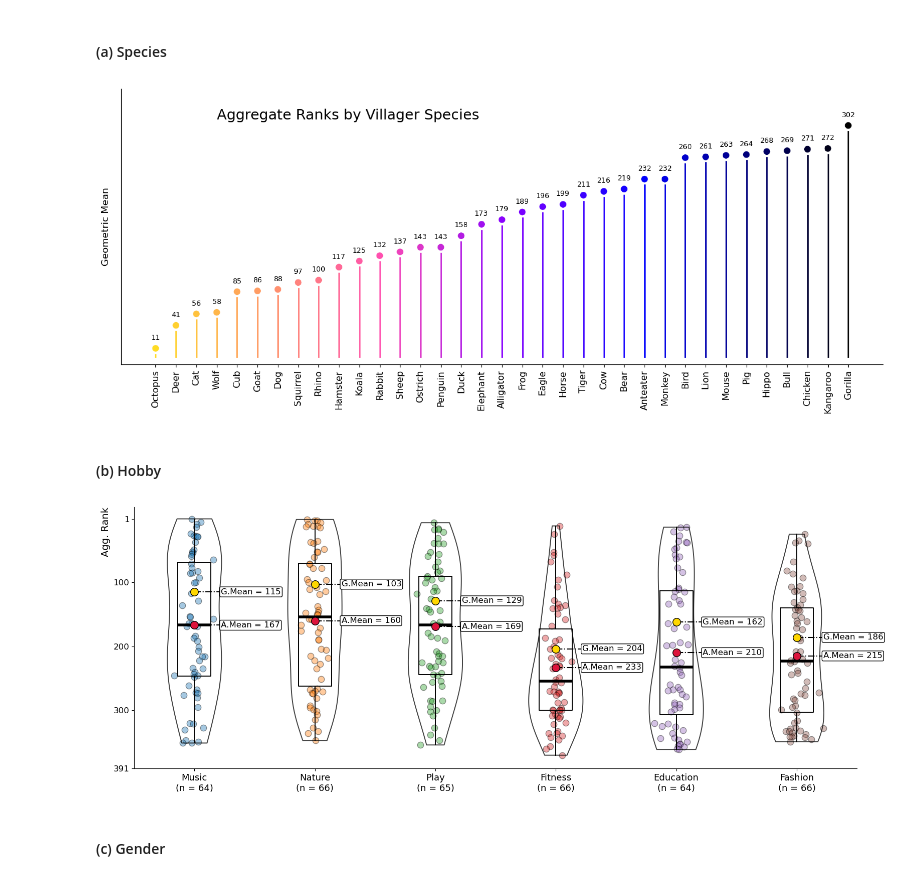
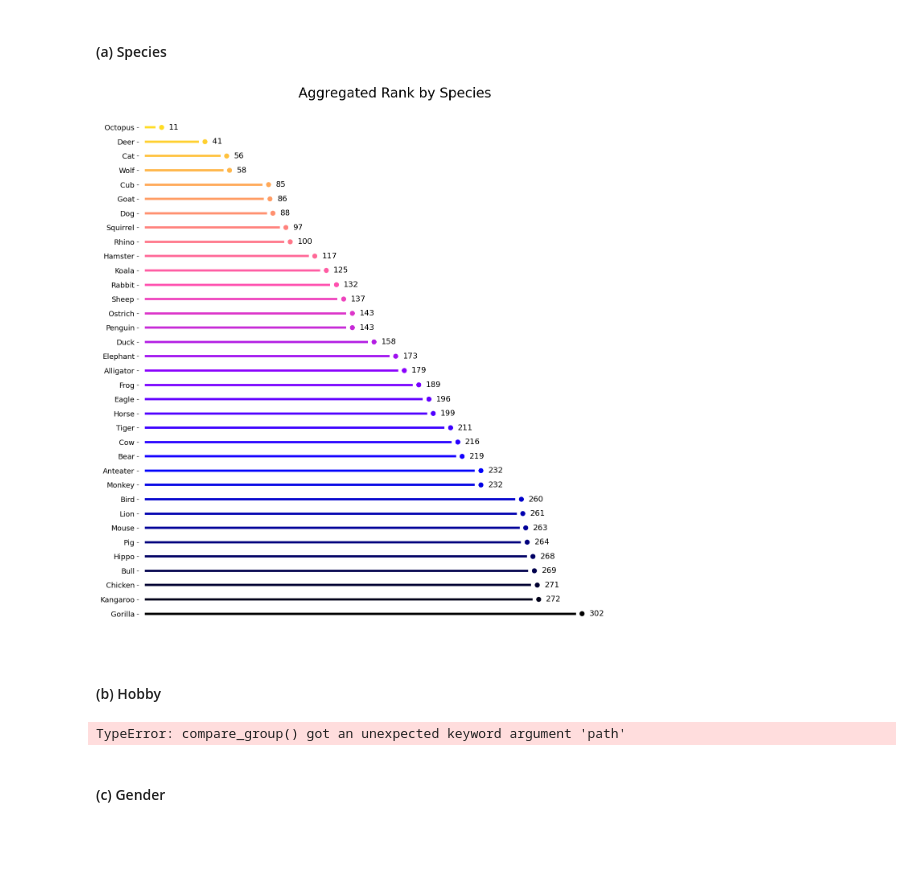
Before and after one commit to mjohg98/acnh-popularity-analysis, a Jupyter notebook: acnh_workbook.ipynb, the cells around one changed output. Drawn from its saved outputs; the diff is of its cells as text; code cells hidden in the pictures; blank space fills up the shorter version.

```diff
--- a/acnh_workbook.ipynb
+++ b/acnh_workbook.ipynb
@@ -271,37 +270,41 @@ Now I can group villagers by features and explore how the aggregated ranks diffe
 # %%
 # create lollypop plot of geometric mean of aggregate ranks by species
 
 species_rank = feature_ranks(z, 'Species', 'Geom')
 c1 = cm.get_cmap('gnuplot2_r')
 colours1 = c1(np.linspace(0.15, 1, 35))
 
-fig, ax = plt.subplots(figsize=(14, 6))
-ax.scatter(species_rank.index, species_rank['Rank'], color=colours1, edgecolor='none', s=70, linewidths=0.9)
+fig, ax = plt.subplots(figsize=(14, 14))
+ax.scatter(species_rank['Rank'], species_rank.index, color=colours1, edgecolor='none', s=80, linewidths=0.9)
 for ii in range(len(species_rank.index)):
-    ax.plot([ii, ii], [0, species_rank['Rank'][ii]-8], color=colours1[ii], lw=2)
-    ax.annotate(f'{int(np.round(species_rank["Rank"][ii], 0))}', (ii, np.rint(species_rank['Rank'][ii])+11), ha='center', fontsize=9, color='k')
-ax.annotate('Aggregate Ranks by Villager Species', (3, 310), fontsize=18, color='k')
-ax.set_ylabel('Geometric Mean', loc='center', rotation=90, fontsize=12, labelpad=10)
-ax.set_xticks(range(species_rank.shape[0]))
-ax.set_xticklabels(species_rank.index, rotation=90, fontsize=11.5)
-ax.set_yticks([])
+    ax.plot([0, species_rank['Rank'][ii]-5], [ii, ii], color=colours1[ii], lw=4)
+    ax.annotate(f'{int(np.round(species_rank["Rank"][ii], 0))}', (np.rint(species_rank['Rank'][ii])+5, ii), va='center', fontsize=14, color='k')
+#ax.annotate('Aggregate Ranks by Species', (3, 310), fontsize=18, color='k')
+ax.set_yticks(range(species_rank.shape[0]))
+ax.set_yticklabels(species_rank.index, fontsize=13)
+ax.set_xticks([])
 ax.set_facecolor('white')
-ax.set_ylim((-10, 350))
+ax.set_xlim((-5, 350))
+ax.invert_yaxis()
 ax.spines['right'].set_visible(False)
 ax.spines['top'].set_visible(False)
+ax.spines['left'].set_visible(False)
+ax.spines['bottom'].set_visible(False)
+ax.set_title('Aggregated Rank by Species', fontsize=24, pad=10)
 plt.tight_layout()
+plt.savefig('/Users/michaelgerrard/Desktop/kaggle/udacity/project1_final/images/lollypop.png')
 plt.show()
 # %% [output]
-[figure, old version]
+[figure, new version]
 # %% [markdown]
 #### (b) Hobby
 # %%
 # create violin plot of aggregate ranks by hobbies
 c = cm.get_cmap('tab10')
 colours = c(np.linspace(0, 1, 10))
-compare_group(z, 'Hobby', (16, 6), colours)
+compare_group(z, 'Hobby', (16, 6), colours, path='/Users/michaelgerrard/Desktop/kaggle/udacity/project1_final/images/hobby.png')
 # %% [output]
-[figure, removed]
+TypeError: compare_group() got an unexpected keyword argument 'path'
 # %% [markdown]
 #### (c) Gender
 # %%
```
Also changed, not shown: parts of 4 cells of this notebook.
